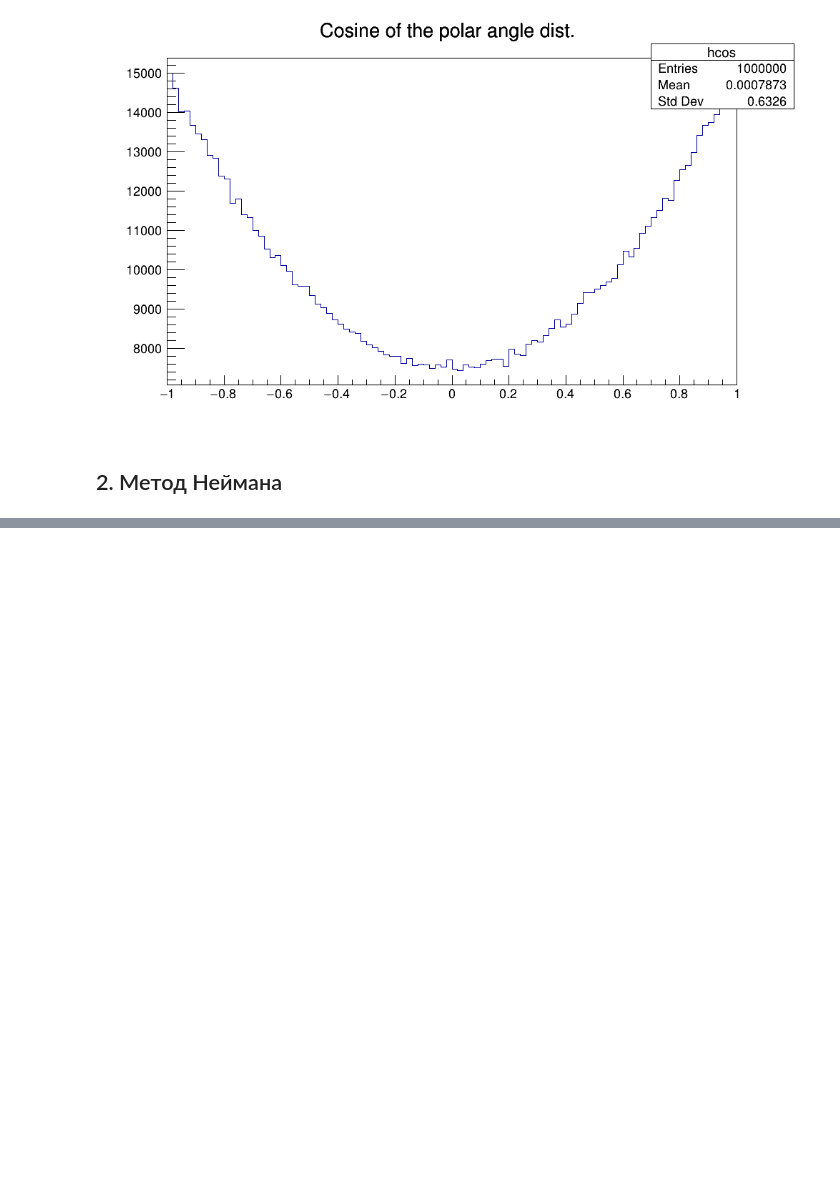
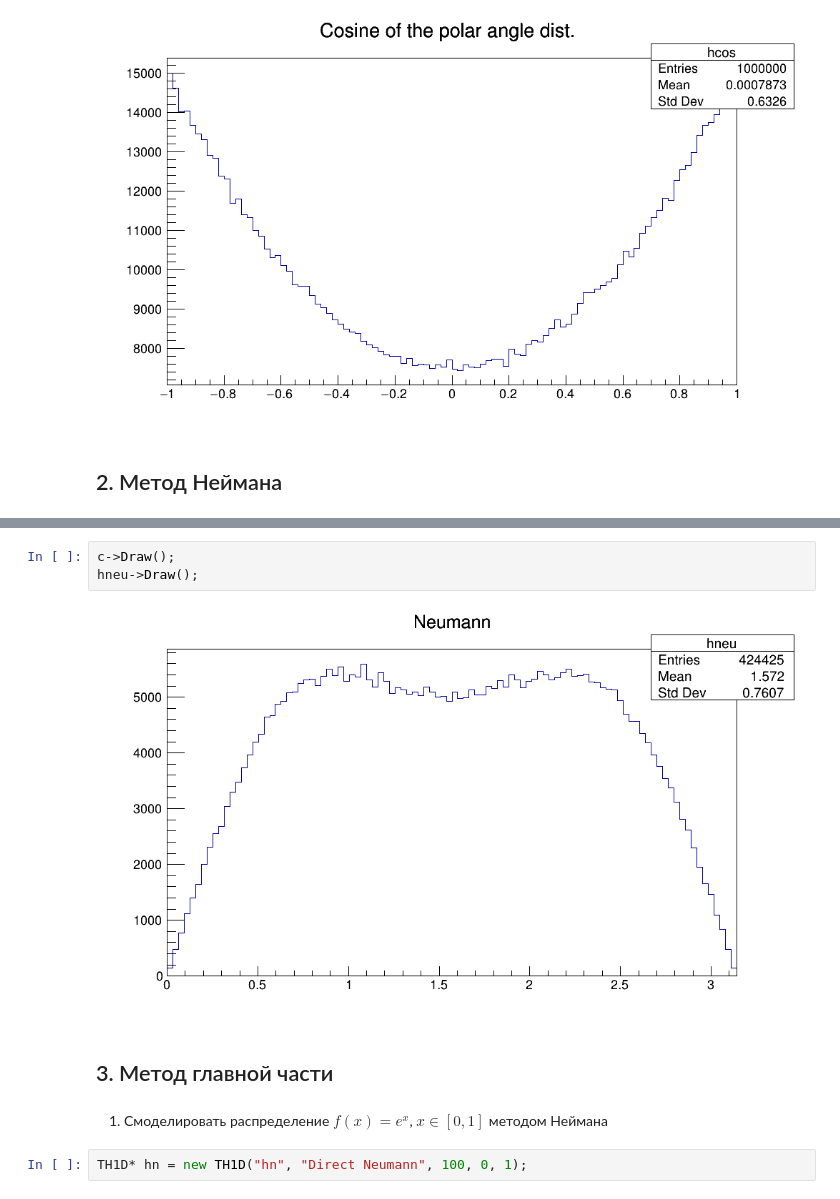
Before and after one commit to nikita-p/notebooks, a Jupyter notebook: lecture/Lecture.ipynb, the cells around one changed output, grey strips where cells are left out. Drawn from its saved outputs; the diff is of its cells as text; blank space fills up the shorter version.

```diff
--- a/lecture/Lecture.ipynb
+++ b/lecture/Lecture.ipynb
@@ -163,0 +177,11 @@ hcos->Draw();
+# %%
+c->Draw();
+hneu->Draw();
+# %% [output]
+[figure, added]
+# %% [markdown]
+## 3. Метод главной части
+# %% [markdown]
+1. Смоделировать распределение $f(x) = e^x$, $x \in [0,1]$ методом Неймана
+# %%
+TH1D* hn = new TH1D("hn", "Direct Neumann", 100, 0, 1);
```
Also changed, not shown: parts of 10 cells of this notebook.
